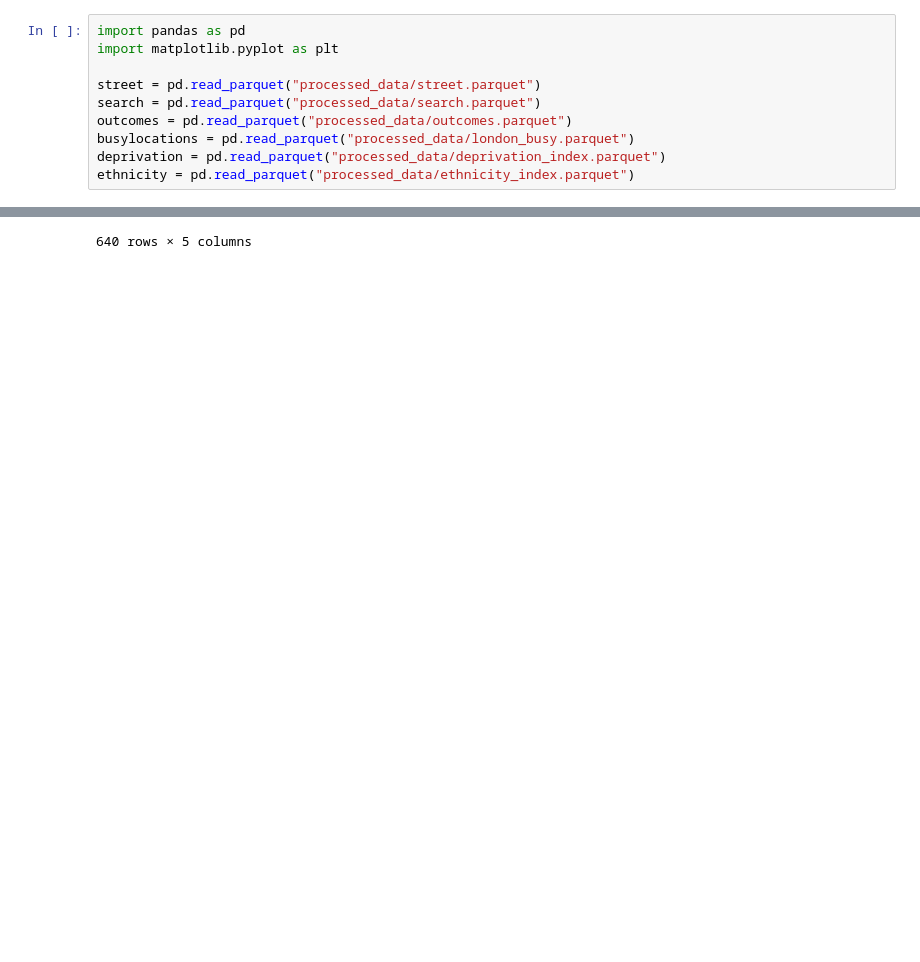
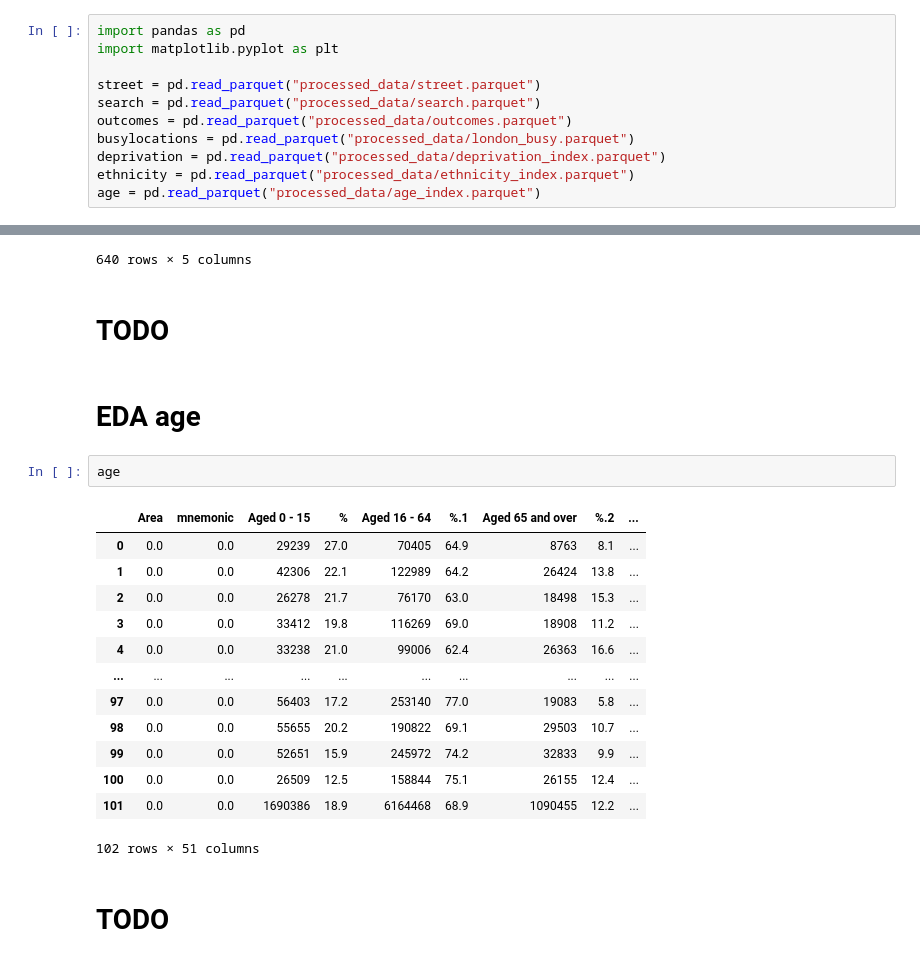
Before and after one commit to skyrimer/ARWCASP, a Jupyter notebook: basic_eda.ipynb, the cells around one changed output, grey strips where cells are left out. Saved outputs shown, nothing was run; the diff lists cells and outputs as text; blank space fills up the shorter version.

Commit message:
Add age table

```diff
--- a/basic_eda.ipynb
+++ b/basic_eda.ipynb
@@ -8,6 +8,7 @@ outcomes = pd.read_parquet("processed_data/outcomes.parquet")
 busylocations = pd.read_parquet("processed_data/london_busy.parquet")
 deprivation = pd.read_parquet("processed_data/deprivation_index.parquet")
 ethnicity = pd.read_parquet("processed_data/ethnicity_index.parquet")
+age = pd.read_parquet("processed_data/age_index.parquet")
 # %% [markdown]
 ## EDA on Street
 # %%
@@ -1327,3 +1334,25 @@ ethnicity
 | 638 | E09000033 | Westminster | 18 | Other ethnic group: Arab | 15439 |
 | 639 | E09000033 | Westminster | 19 | Other ethnic group: Any other eth... | 12032 |
 640 rows × 5 columns
+# %% [markdown]
+# TODO
+# %% [markdown]
+# EDA age
+# %%
+age
+# %% [output]
+|  | Area | mnemonic | Aged 0 - 15 | % | Aged 16 - 64 | %.1 | Aged 65 and over | %.2 | ... |
+| 0 | 0.0 | 0.0 | 29239 | 27.0 | 70405 | 64.9 | 8763 | 8.1 | ... |
+| 1 | 0.0 | 0.0 | 42306 | 22.1 | 122989 | 64.2 | 26424 | 13.8 | ... |
+| 2 | 0.0 | 0.0 | 26278 | 21.7 | 76170 | 63.0 | 18498 | 15.3 | ... |
+| 3 | 0.0 | 0.0 | 33412 | 19.8 | 116269 | 69.0 | 18908 | 11.2 | ... |
+| 4 | 0.0 | 0.0 | 33238 | 21.0 | 99006 | 62.4 | 26363 | 16.6 | ... |
+| ... | ... | ... | ... | ... | ... | ... | ... | ... | ... |
+| 97 | 0.0 | 0.0 | 56403 | 17.2 | 253140 | 77.0 | 19083 | 5.8 | ... |
+| 98 | 0.0 | 0.0 | 55655 | 20.2 | 190822 | 69.1 | 29503 | 10.7 | ... |
+| 99 | 0.0 | 0.0 | 52651 | 15.9 | 245972 | 74.2 | 32833 | 9.9 | ... |
+| 100 | 0.0 | 0.0 | 26509 | 12.5 | 158844 | 75.1 | 26155 | 12.4 | ... |
+| 101 | 0.0 | 0.0 | 1690386 | 18.9 | 6164468 | 68.9 | 1090455 | 12.2 | ... |
+102 rows × 51 columns
+# %% [markdown]
+# TODO
```
Also changed, not shown: parts of 1 cell of this notebook, 2 other files.
